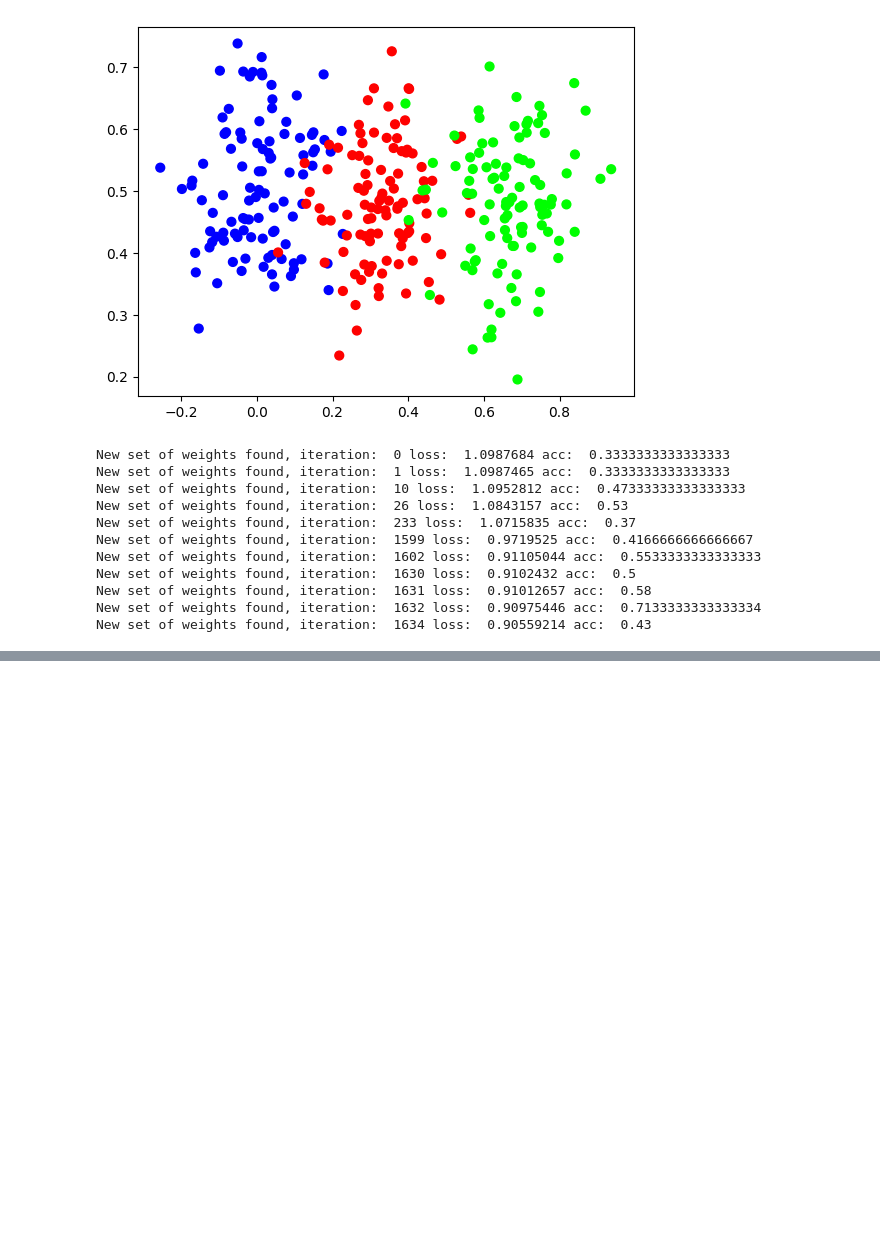
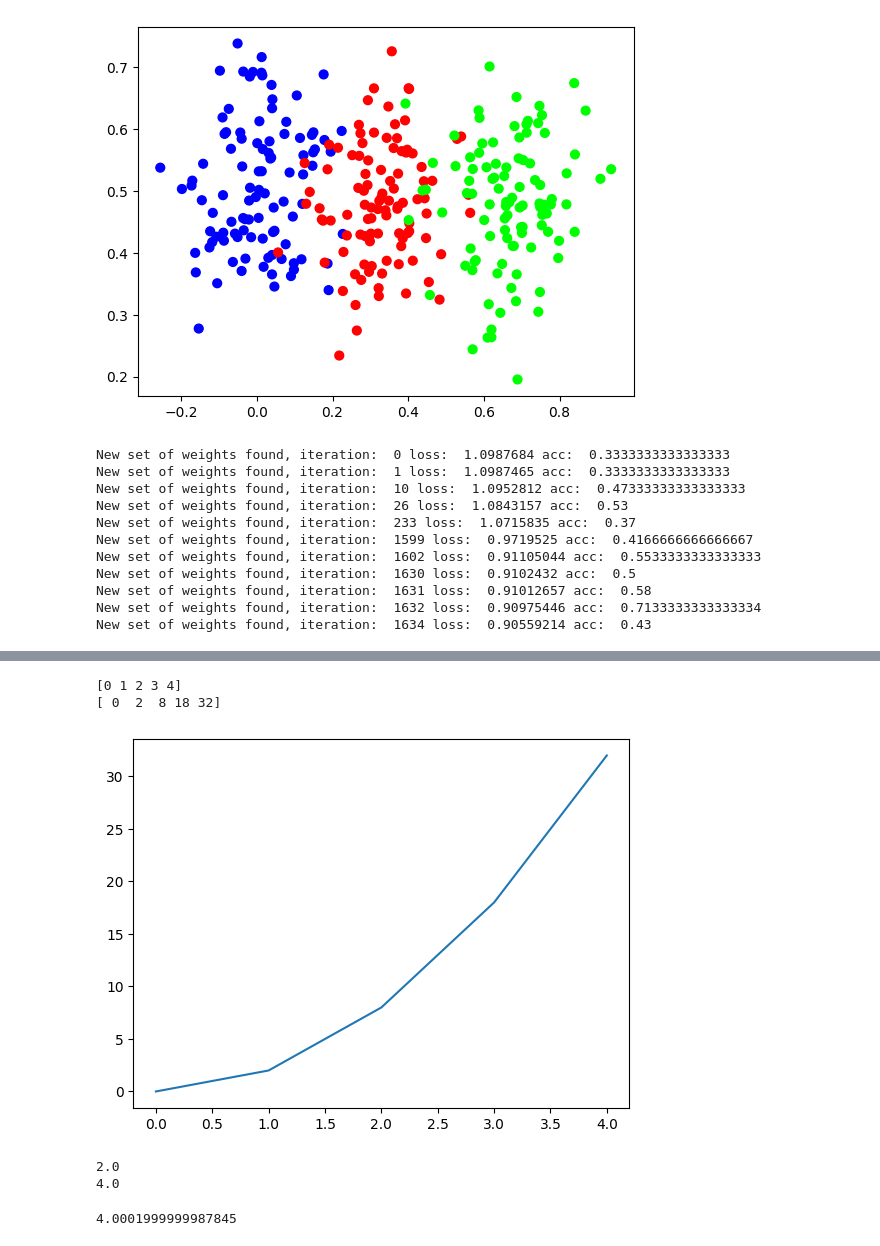
Before and after one commit to kaledoux/neural_networks_from_scratch, a Jupyter notebook: notebooks/chapter_7_derivatives.ipynb, the cells around one changed output, grey strips where cells are left out. Saved outputs shown, nothing was run; the diff lists cells and outputs as text; code cells hidden in the pictures; blank space fills up the shorter version.

Commit message:
initial derivative

```diff
--- a/notebooks/chapter_7_derivatives.ipynb
+++ b/notebooks/chapter_7_derivatives.ipynb
@@ -134,0 +152,39 @@ New set of weights found, iteration:  1634 loss:  0.90559214 acc:  0.43
+# %%
+# But what about non-linear functions?
+def f(x):
+    return 2*x**2
+
+# if we try to calculate slope the same way for a non-linear slope, depending on the two points we use, the slope
+# can vary significantly
+x = np.array(range(5))
+y = f(x)
+print(x)
+print(y)
+plt.plot(x, y)
+plt.show()
+print((y[1]-y[0]) / (x[1]-x[0]))
+print((y[2]-y[0]) / (x[2]-x[0]))
+# %% [output]
+[0 1 2 3 4]
+[ 0  2  8 18 32]
+[figure, added]
+2.0
+4.0
+# %%
+# Measure the slope of the tangent line, giving us a measure of the instantaneous slope
+# This is also referred to as the 'tangent'
+# to calculate this, we take the slope of the line between two points that are 'infinitely close' on the curve
+
+p2_delta = 0.0001
+x1 = 1
+x2 = x1 + p2_delta
+y1 = f(x1)
+y2 = f(x2)
+
+approximate_derivative = (y2-y1)/(x2-x1)
+print(approximate_derivative)
+
+# This method of calculating the derivative is called numerical differentiation — calculating
+# the slope of the tangent line using two infinitely close points
+# %% [output]
+4.0001999999987845
```
Also changed, not shown: parts of 4 cells of this notebook.
